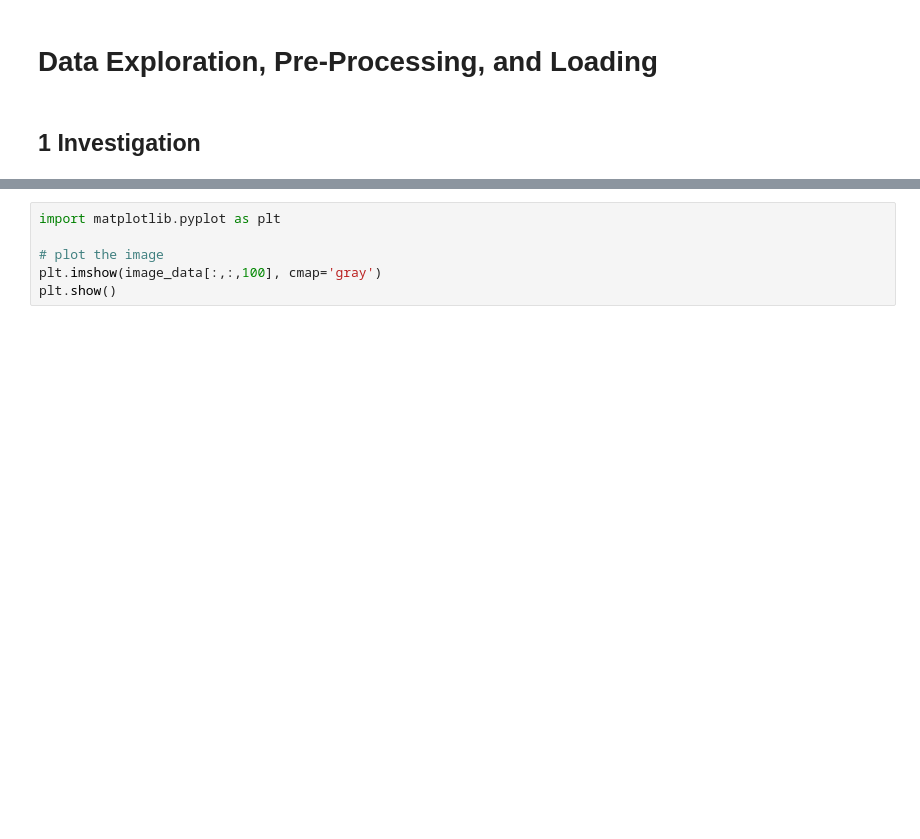
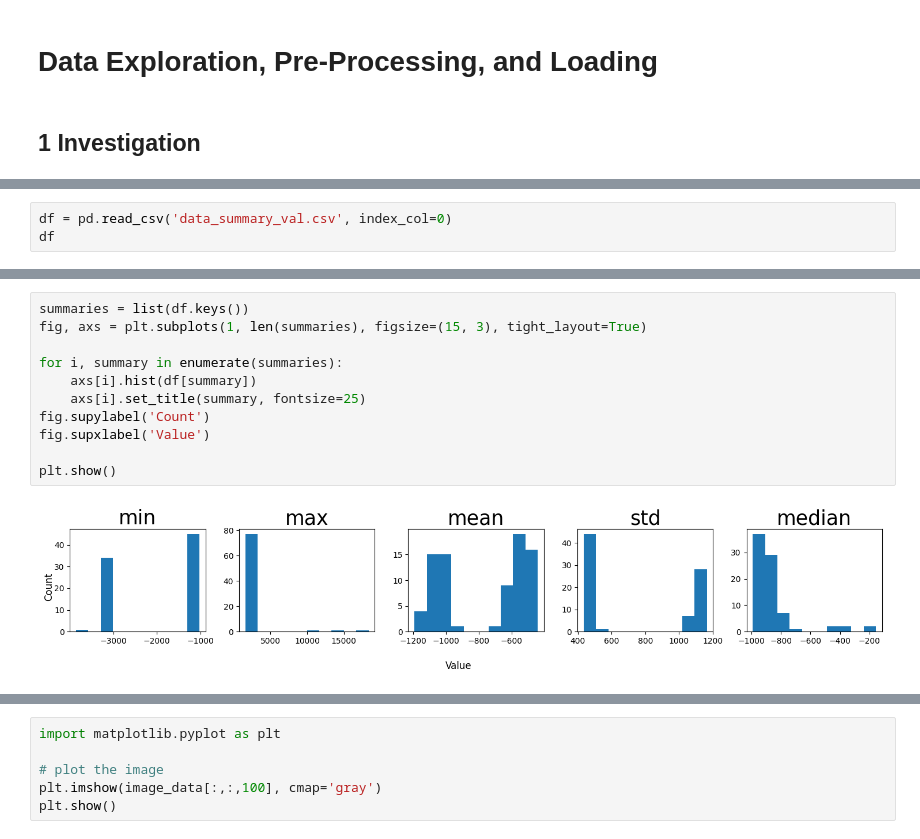
Before and after one commit to elidub/MedicalImaging_Ribfracture, a Jupyter notebook: notebooks/data_exploration_elias.ipynb, the cells around one changed output, grey strips where cells are left out. Drawn from its saved outputs; the diff is of its cells as text; blank space fills up the shorter version.

```diff
--- a/notebooks/data_exploration_elias.ipynb
+++ b/notebooks/data_exploration_elias.ipynb
@@ -16,0 +72,3 @@ def read_image(file_path):
+# %%
+df = pd.read_csv('data_summary_val.csv', index_col=0)
+df
@@ -16,0 +89,13 @@ def read_image(file_path):
+# %%
+summaries = list(df.keys())
+fig, axs = plt.subplots(1, len(summaries), figsize=(15, 3), tight_layout=True)
+
+for i, summary in enumerate(summaries):
+    axs[i].hist(df[summary])
+    axs[i].set_title(summary, fontsize=25)
+fig.supylabel('Count')
+fig.supxlabel('Value')
+
+plt.show()
+# %% [output]
+[figure, added]
```
Also changed, not shown: parts of 17 cells of this notebook, 6 other files.
